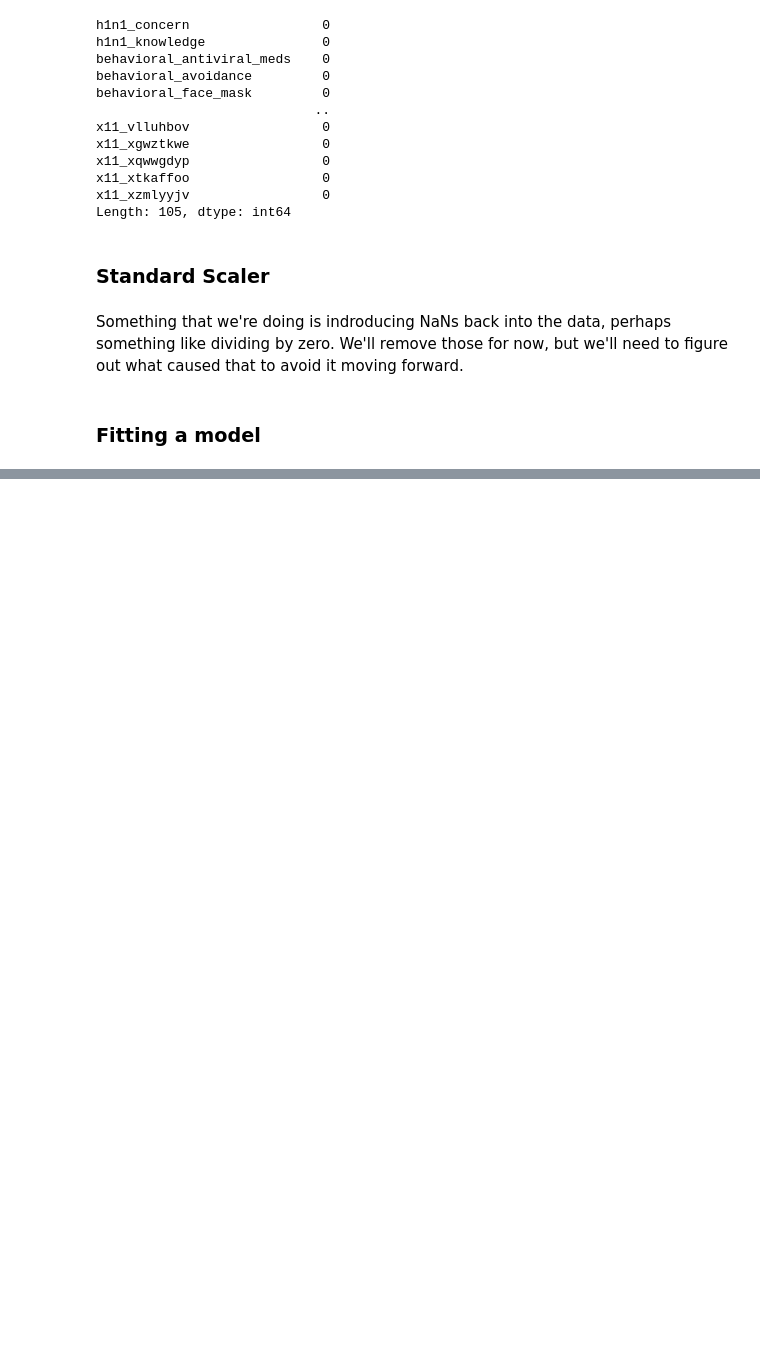
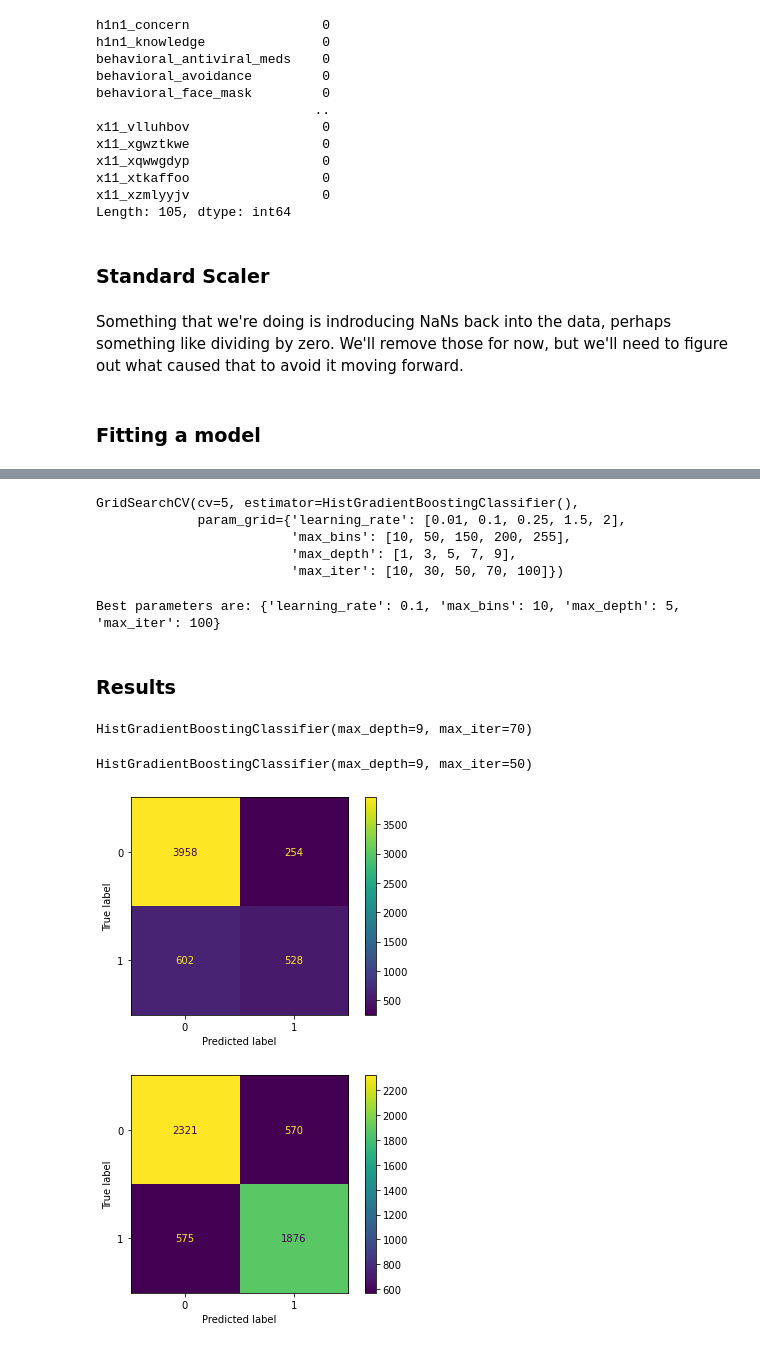
Before and after one commit to jeffbeech/Flu-Shot-Learning, a Jupyter notebook: jeff.ipynb, the cells around one changed output, grey strips where cells are left out. Saved outputs shown, nothing was run; the diff lists cells and outputs as text; code cells hidden in the pictures; blank space fills up the shorter version.

```diff
--- a/jeff.ipynb
+++ b/jeff.ipynb
@@ -302,0 +625,52 @@ AUROC for seasonal flu:     0.7731832333911779
+# %%
+# Create parameters to iterate
+
+model_4_ssnl = HistGradientBoostingClassifier()
+parameters = {
+    "max_iter":[10, 30, 50, 70, 100],
+    "max_depth":[1,3,5,7,9],
+    "learning_rate":[0.01,0.1,0.25,1.5,2],
+    "max_bins":[10, 50, 150, 200, 255]
+}
+# %%
+# GridSearchCV
+
+cv_ssnl = GridSearchCV(model_4_ssnl,parameters,cv=5)
+cv_ssnl.fit(X_train_scaled, y_train_ssnl.values.ravel())
+# %% [output]
+GridSearchCV(cv=5, estimator=HistGradientBoostingClassifier(),
+             param_grid={'learning_rate': [0.01, 0.1, 0.25, 1.5, 2],
+                         'max_bins': [10, 50, 150, 200, 255],
+                         'max_depth': [1, 3, 5, 7, 9],
+                         'max_iter': [10, 30, 50, 70, 100]})
+# %%
+display(cv_ssnl) # best parameters listed at the top
+# %% [output]
+Best parameters are: {'learning_rate': 0.1, 'max_bins': 10, 'max_depth': 5, 'max_iter': 100}
+# %% [markdown]
+### Results
+# %%
+#H1N1 model with parameters from GridSearchCV
+
+model_4_h1n1 = HistGradientBoostingClassifier(max_iter = 70, max_depth = 9, learning_rate = .1)
+model_4_h1n1.fit(X_test_scaled, y_test_h1n1)
+# %% [output]
+HistGradientBoostingClassifier(max_depth=9, max_iter=70)
+# %%
+#SSNL model with parameters from GridSearchCV
+
+model_4_ssnl = HistGradientBoostingClassifier(max_iter = 50, max_depth = 9, learning_rate = .1)
+model_4_ssnl.fit(X_test_scaled, y_test_ssnl)
+# %% [output]
+HistGradientBoostingClassifier(max_depth=9, max_iter=50)
+# %%
+# Confusion Matrices
+
+model_4_h1n1.fit(X_train_scaled, y_train_h1n1)
+plot_confusion_matrix(model_4_h1n1, X_test_scaled, y_test_h1n1);
+
+model_4_ssnl.fit(X_train_scaled, y_train_ssnl)
+plot_confusion_matrix(model_4_ssnl, X_test_scaled, y_test_ssnl);
+# %% [output]
+[figure, added]
+[figure, added]
```
Also changed, not shown: parts of 70 cells of this notebook.
